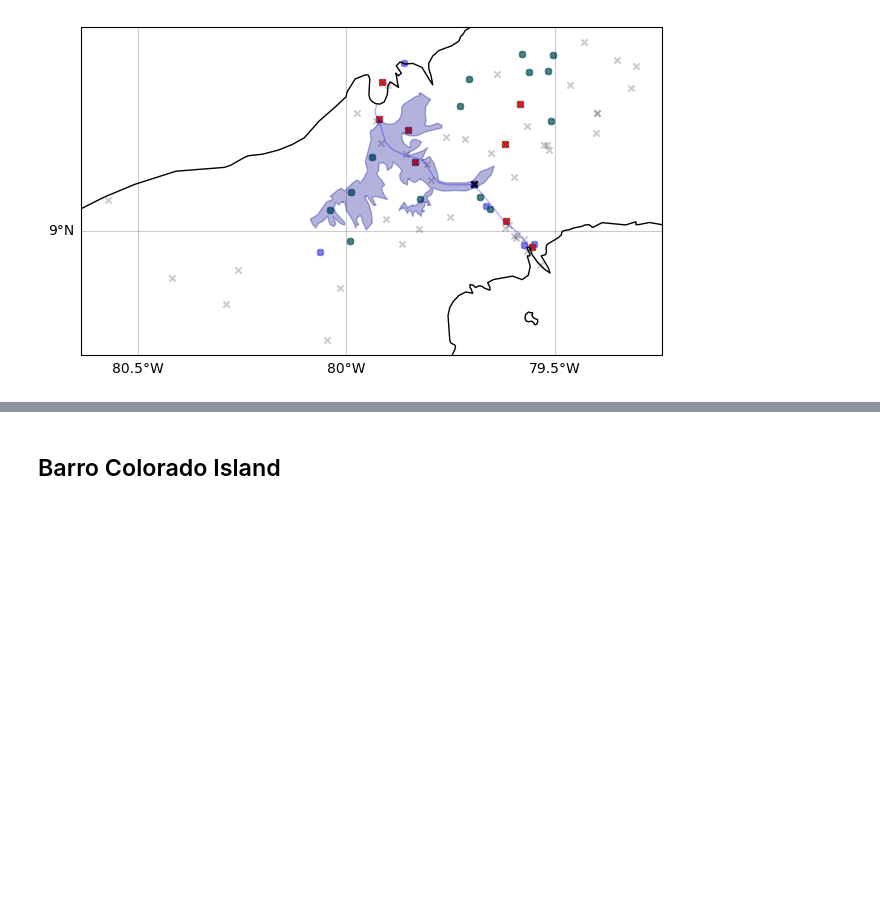
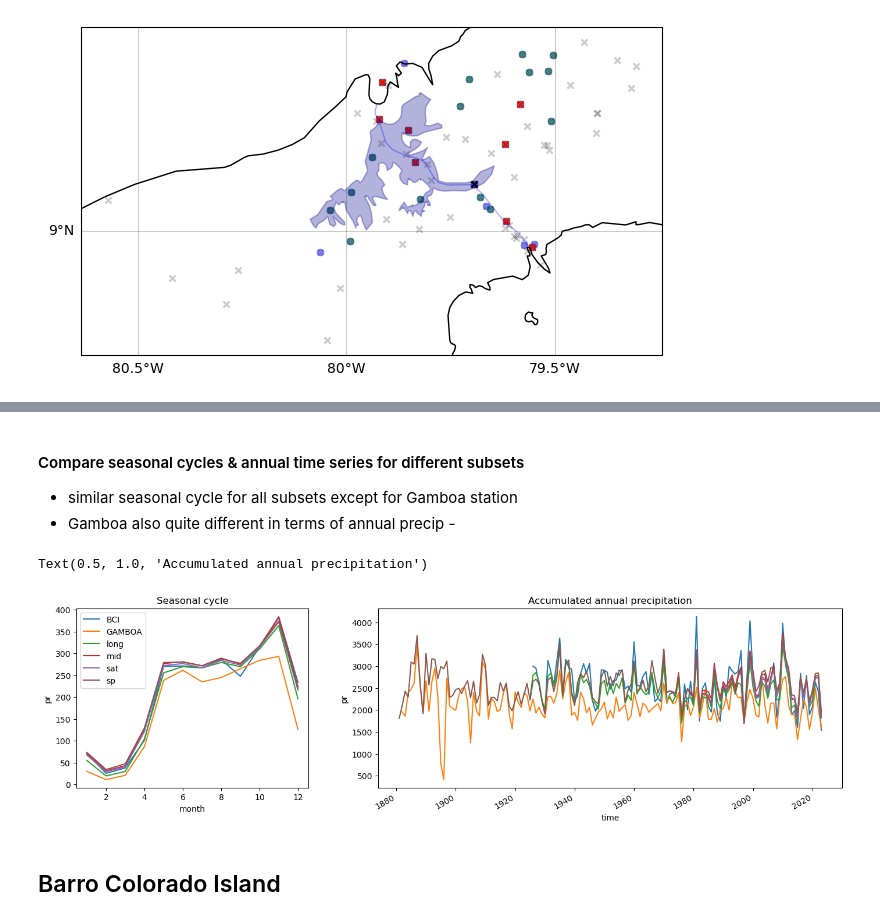
Before and after one commit to clairbarnes/wwa-current, a Jupyter notebook: 24-03_Panama-drought/panama-drought_0P_pre-processing.ipynb, the cells around one changed output, grey strips where cells are left out. Cells and saved outputs as stored; diff of their text form; code cells hidden in the pictures; blank space fills up the shorter version.

```diff
--- a/24-03_Panama-drought/panama-drought_0P_pre-processing.ipynb
+++ b/24-03_Panama-drought/panama-drought_0P_pre-processing.ipynb
@@ -342,3 +353,18 @@ acp.BCI.loc[slice("1926",None)].resample("AS-JAN").sum().plot(color = "darkred")
+# %% [markdown]
+#### Compare seasonal cycles & annual time series for different subsets
+- similar seasonal cycle for all subsets except for Gamboa station
+- Gamboa also quite different in terms of annual precip -
+# %%
+fig, axs = plt.subplots(ncols = 2, figsize = (17,4), dpi = 100, gridspec_kw = {"width_ratios" : [1,2]})
+[xr.open_dataset(fnm).pr.sel(time = slice("1980", None)).groupby("time.month").mean().plot(ax = axs[0], label = fnm[20:-3]) for fnm in sorted(glob.glob("data/pr_monthly_acp-*.nc"))]
+axs[0].legend()
+axs[0].set_title("Seasonal cycle")
+
+[xr.open_dataset(fnm).pr.resample(time = "AS-JAN").sum().plot(ax = axs[1], label = fnm[20:-3]) for fnm in sorted(glob.glob("data/pr_monthly_acp-*.nc"))]
+axs[1].set_title("Accumulated annual precipitation")
+# %% [output]
+Text(0.5, 1.0, 'Accumulated annual precipitation')
+[figure, added]
 # %% [markdown]
 ## Barro Colorado Island
 # %%
```
Also changed, not shown: parts of 11 cells of this notebook, 9 other files.
